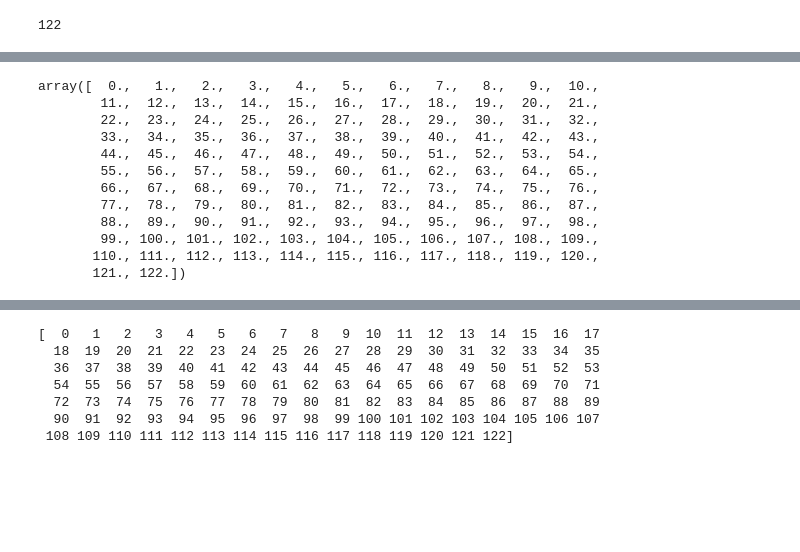
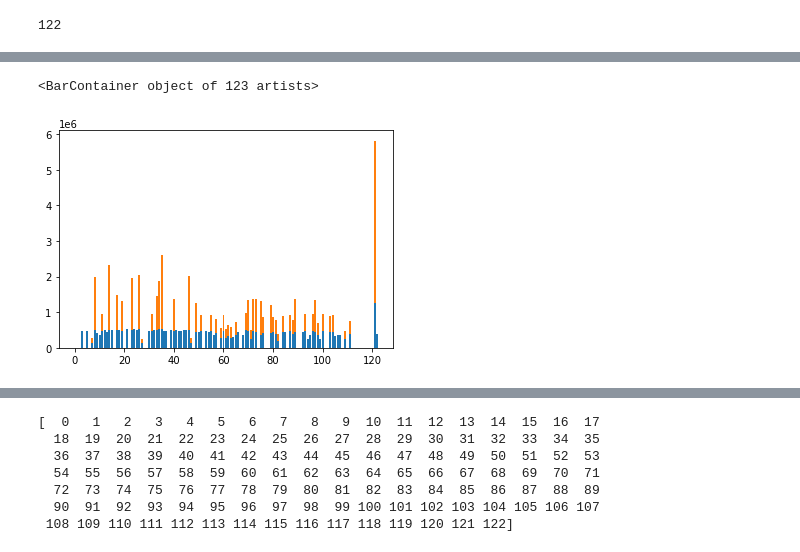
Before and after one commit to Esmidth/DCS, a Jupyter notebook: 7_SA.ipynb, the cells around one changed output, grey strips where cells are left out. Drawn from its saved outputs; the diff is of its cells as text; code cells hidden in the pictures; blank space fills up the shorter version.

```diff
--- a/7_SA.ipynb
+++ b/7_SA.ipynb
@@ -357,21 +386,13 @@ for item in total_id_uniq:
 # %%
 for item in total_id_uniq_new:
     indices2[item] = id_record_dict_new[item]
-# %%
-np.linspace(0,122,123)
-# %% [output]
-array([  0.,   1.,   2.,   3.,   4.,   5.,   6.,   7.,   8.,   9.,  10.,
-        11.,  12.,  13.,  14.,  15.,  16.,  17.,  18.,  19.,  20.,  21.,
-        22.,  23.,  24.,  25.,  26.,  27.,  28.,  29.,  30.,  31.,  32.,
-        33.,  34.,  35.,  36.,  37.,  38.,  39.,  40.,  41.,  42.,  43.,
-        44.,  45.,  46.,  47.,  48.,  49.,  50.,  51.,  52.,  53.,  54.,
-        55.,  56.,  57.,  58.,  59.,  60.,  61.,  62.,  63.,  64.,  65.,
-        66.,  67.,  68.,  69.,  70.,  71.,  72.,  73.,  74.,  75.,  76.,
-        77.,  78.,  79.,  80.,  81.,  82.,  83.,  84.,  85.,  86.,  87.,
-        88.,  89.,  90.,  91.,  92.,  93.,  94.,  95.,  96.,  97.,  98.,
-        99., 100., 101., 102., 103., 104., 105., 106., 107., 108., 109.,
-       110., 111., 112., 113., 114., 115., 116., 117., 118., 119., 120.,
-       121., 122.])
+# %%
+# Vital Figure
+plt.bar(np.linspace(0,122,123,dtype=int),indices1)
+plt.bar(np.linspace(0,122,123,dtype=int),indices2,bottom=indices1)
+# %% [output]
+<BarContainer object of 123 artists>
+[figure, added]
 # %%
 # Vital Figure
 plt.bar(np.linspace(0,122,123,dtype=int),indices1)
```
Also changed, not shown: parts of 44 cells of this notebook, 26 other files.
